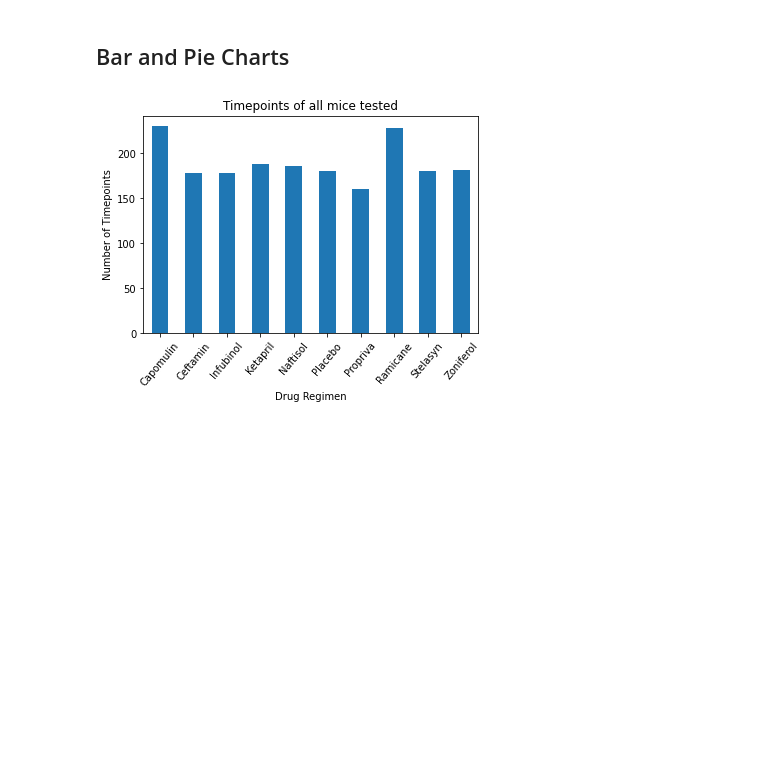
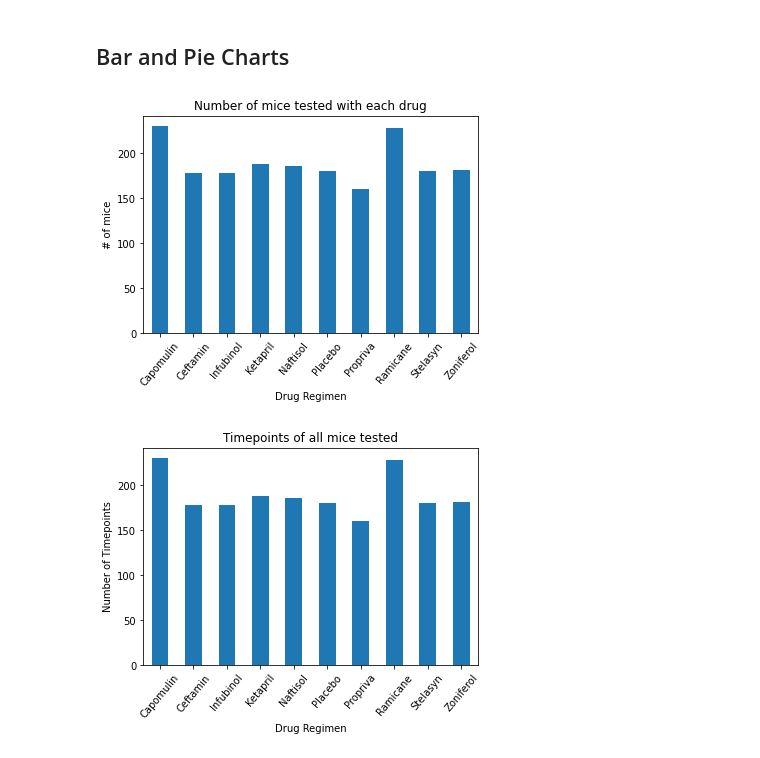
Before and after one commit to wycislo/Pymaceuticals, a Jupyter notebook: PyMaceuticals.ipynb, the cells around one changed output. Saved outputs shown, nothing was run; the diff lists cells and outputs as text; code cells hidden in the pictures; blank space fills up the shorter version.

Commit message:
charts

```diff
--- a/PyMaceuticals.ipynb
+++ b/PyMaceuticals.ipynb
@@ -185,14 +185,20 @@ summary_tbl
 # %%
 # Generate a bar plot showing the total number of timepoints for all mice tested
 #for each drug regimen using Pandas.
+#mouse_data_df
 
-plot_data = regimen_group_by[['Drug Regimen','Timepoint']]
+total_timepoints = regimen_group_by.count().reset_index()
+drugs = total_timepoints[["Drug Regimen","Mouse ID"]]
+drugs = drugs.set_index("Drug Regimen")
+drugs.plot(kind="bar", legend = False, rot = 50,ylabel = '# of mice')
 
-# plot_data.plot.bar()
+plt.title("Number of mice tested with each drug")
+plt.show
 
-#regimen_group_by.plot(x='Timepoint',y='Drug Regimen')
 
-#pass
+pass
+# %% [output]
+[figure, added]
 # %%
 # Generate a bar plot showing the total number of timepoints for all mice tested
 #for each drug regimen using pyplot.
```
Also changed, not shown: parts of 4 cells of this notebook.
